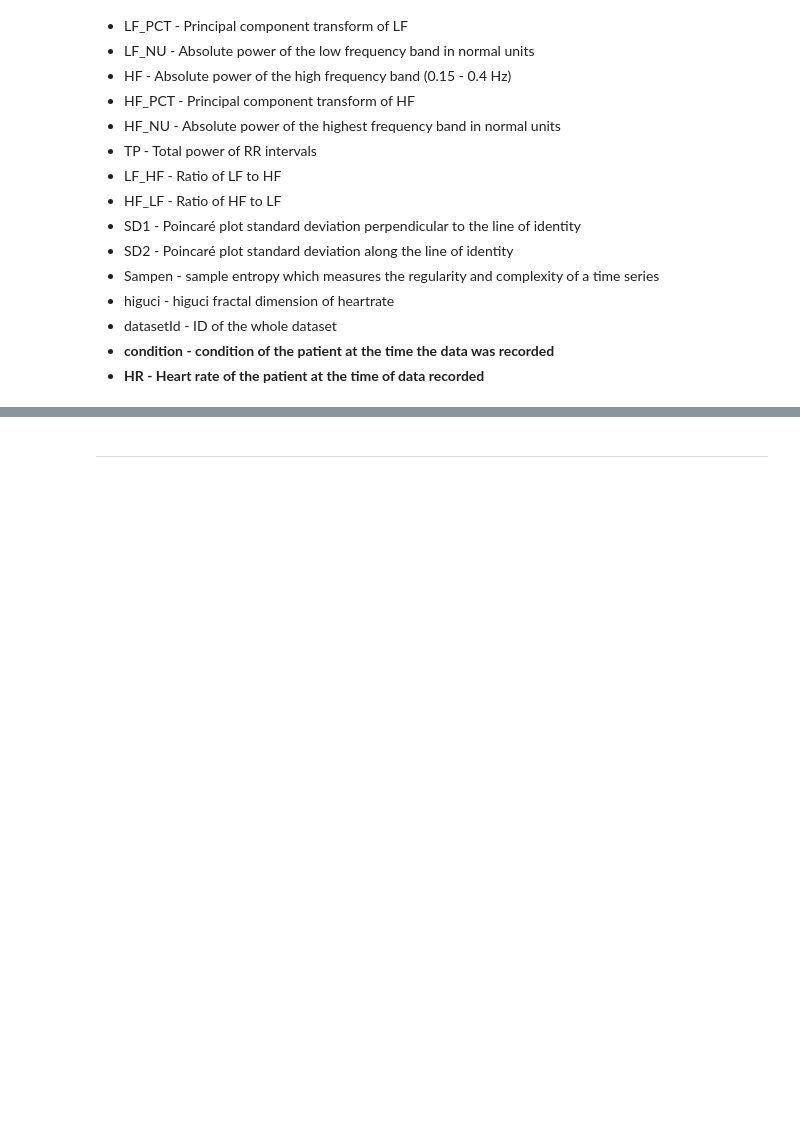
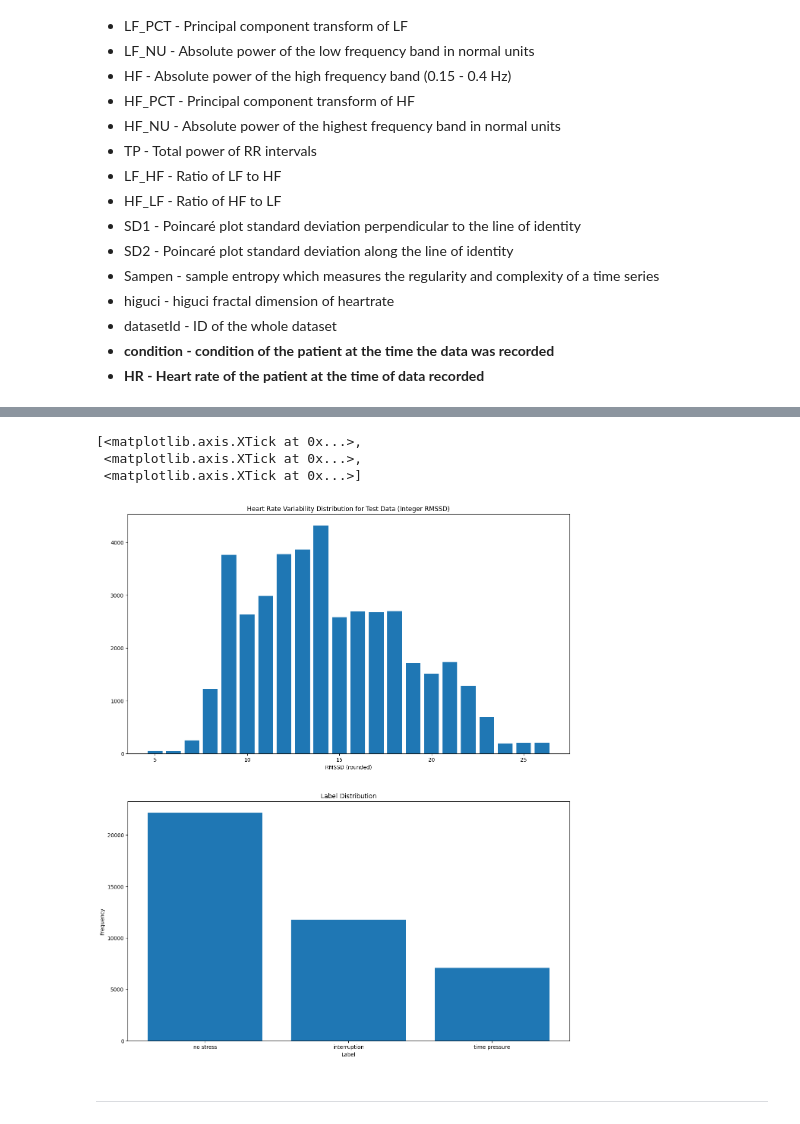
Before and after one commit to StamatisOrfanos/Stress_Detection, a Jupyter notebook: preprocessing.ipynb, the cells around one changed output, grey strips where cells are left out. Drawn from its saved outputs; the diff is of its cells as text; code cells hidden in the pictures; blank space fills up the shorter version.

```diff
--- a/preprocessing.ipynb
+++ b/preprocessing.ipynb
@@ -264,23 +257,28 @@ print('The merged test data contains {} rows and {} columns.'.format(test_data.s
 # %%
 # Plot statistical data for the dataset
 hrvs = test_data['RMSSD'].value_counts()
 labels = test_data['condition'].value_counts()
 
-nrows = 1
-ncols = 2
+nrows = 2
+ncols = 1
 
-fig, axs = plt.subplots(nrows, ncols, figsize=(15, 8))
+fig, axs = plt.subplots(nrows, ncols, figsize=(15, 18))
 
-axs[0].bar(heart_rates.index, heart_rates.values)
-axs[0].set_title('Heart Rate Variability Distribution')
-axs[0].set_xlabel('Heart Rate Variability')
-axs[0].set_ylabel('Frequency')
+test_data['RMSSD_int'] = test_data['RMSSD'].astype(int)
+axs[0].bar(test_data['RMSSD_int'].value_counts().sort_index().index, test_data['RMSSD_int'].value_counts().sort_index().values)
+axs[0].set_title('Heart Rate Variability Distribution for Test Data (Integer RMSSD)')
+axs[0].set_xlabel('RMSSD (rounded)')
 
-axs[1].bar(labels.index, labels.values)
+axs[1].bar(test_data['condition'].value_counts().index, test_data['condition'].value_counts().values)
 axs[1].set_title('Label Distribution')
 axs[1].set_xlabel('Label')
 axs[1].set_ylabel('Frequency')
-axs[1].set_xticks(labels.index)
+axs[1].set_xticks(test_data['condition'].value_counts().index)
+# %% [output]
+[<matplotlib.axis.XTick at 0x...>,
+ <matplotlib.axis.XTick at 0x...>,
+ <matplotlib.axis.XTick at 0x...>]
+[figure, added]
 # %% [markdown]
 ---
 # %% [markdown]
```
Also changed, not shown: parts of 13 cells of this notebook, 6 other files.
